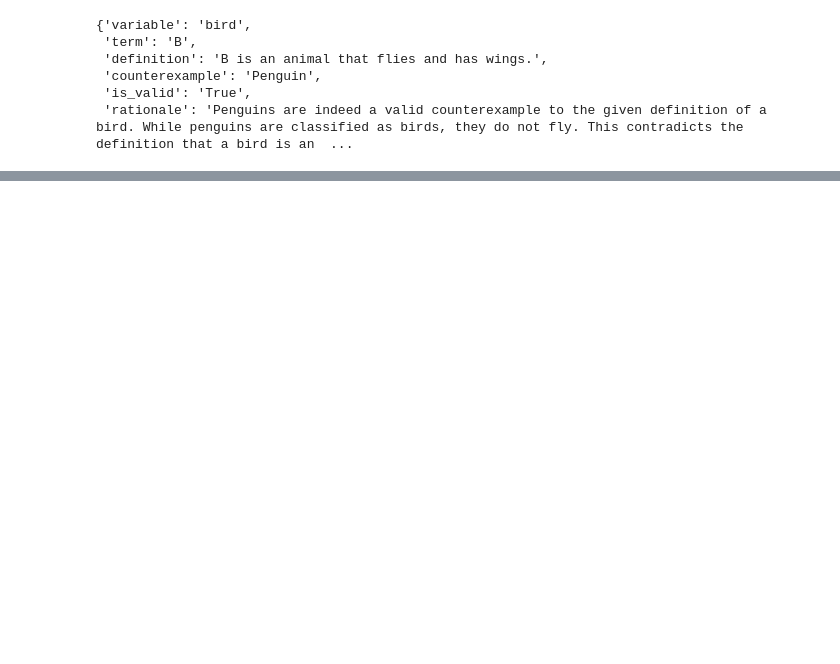
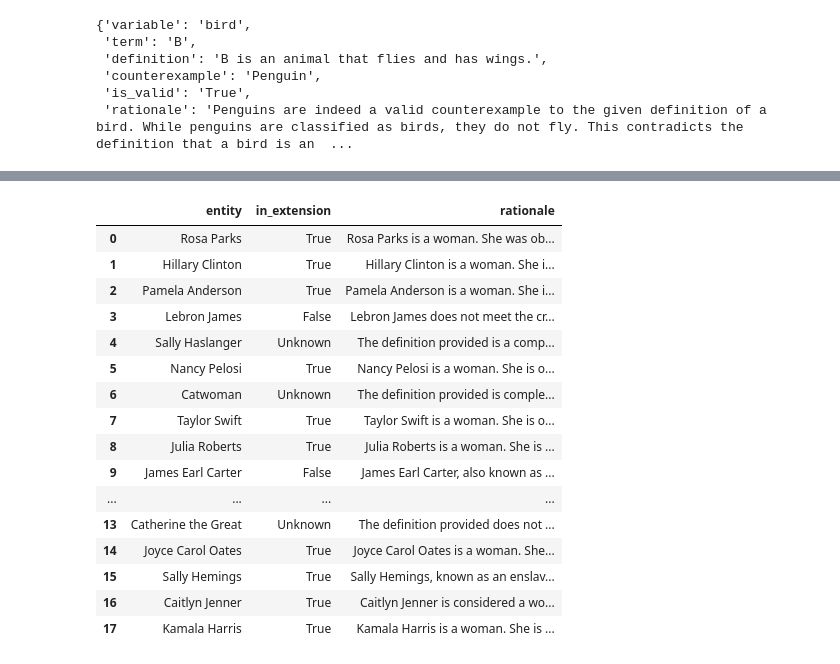
Before and after one commit to bradleypallen/conceptual-engineering-using-llms, a Jupyter notebook: cea_use_examples.ipynb, the cells around one changed output, grey strips where cells are left out. Drawn from its saved outputs; the diff is of its cells as text; code cells hidden in the pictures; blank space fills up the shorter version.

```diff
--- a/cea_use_examples.ipynb
+++ b/cea_use_examples.ipynb
@@ -151,0 +185,26 @@ df.style.set_properties(**{"text-align": "left", "overflow-wrap": "break-word"})
+# %%
+cea_3 = ConceptualEngineeringAssistant(model_name="gpt-4-0613", temperature=0.1)
+# %%
+df = DataFrame(
+    [ cea_3.classify_entity(woman, entity) for entity in collection ],
+    columns = [ 'entity' , 'in_extension', 'rationale' ]
+    )
+df.style.set_properties(**{"text-align": "left", "overflow-wrap": "break-word"})
+# %% [output]
+|  | entity | in_extension | rationale |
+| 0 | Rosa Parks | True | Rosa Parks is a woman. She was ob... |
+| 1 | Hillary Clinton | True | Hillary Clinton is a woman. She i... |
+| 2 | Pamela Anderson | True | Pamela Anderson is a woman. She i... |
+| 3 | Lebron James | False | Lebron James does not meet the cr... |
+| 4 | Sally Haslanger | Unknown | The definition provided is a comp... |
+| 5 | Nancy Pelosi | True | Nancy Pelosi is a woman. She is o... |
+| 6 | Catwoman | Unknown | The definition provided is comple... |
+| 7 | Taylor Swift | True | Taylor Swift is a woman. She is o... |
+| 8 | Julia Roberts | True | Julia Roberts is a woman. She is ... |
+| 9 | James Earl Carter | False | James Earl Carter, also known as ... |
+| ... | ... | ... | ... |
+| 13 | Catherine the Great | Unknown | The definition provided does not ... |
+| 14 | Joyce Carol Oates | True | Joyce Carol Oates is a woman. She... |
+| 15 | Sally Hemings | True | Sally Hemings, known as an enslav... |
+| 16 | Caitlyn Jenner | True | Caitlyn Jenner is considered a wo... |
+| 17 | Kamala Harris | True | Kamala Harris is a woman. She is ... |
```
Also changed, not shown: parts of 12 cells of this notebook, 2 other files.
